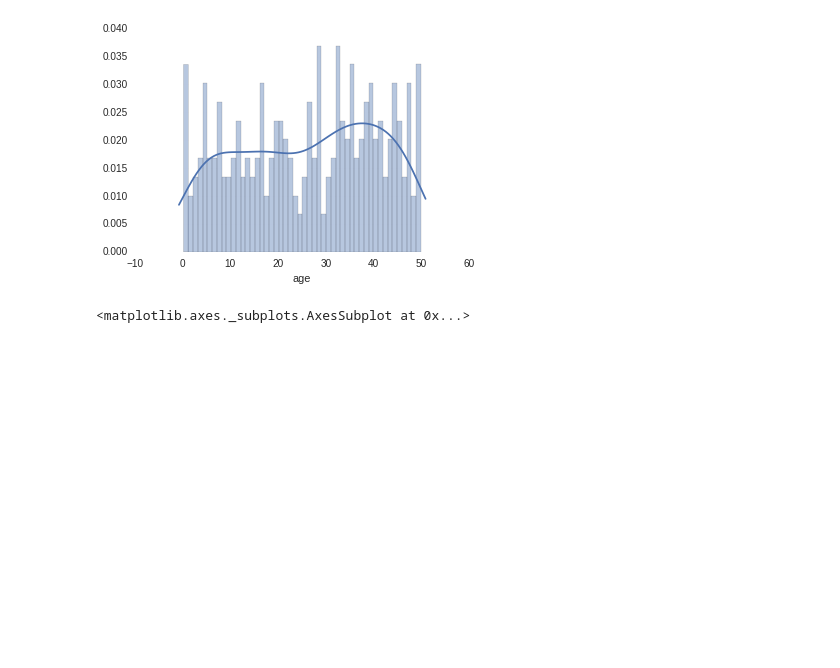
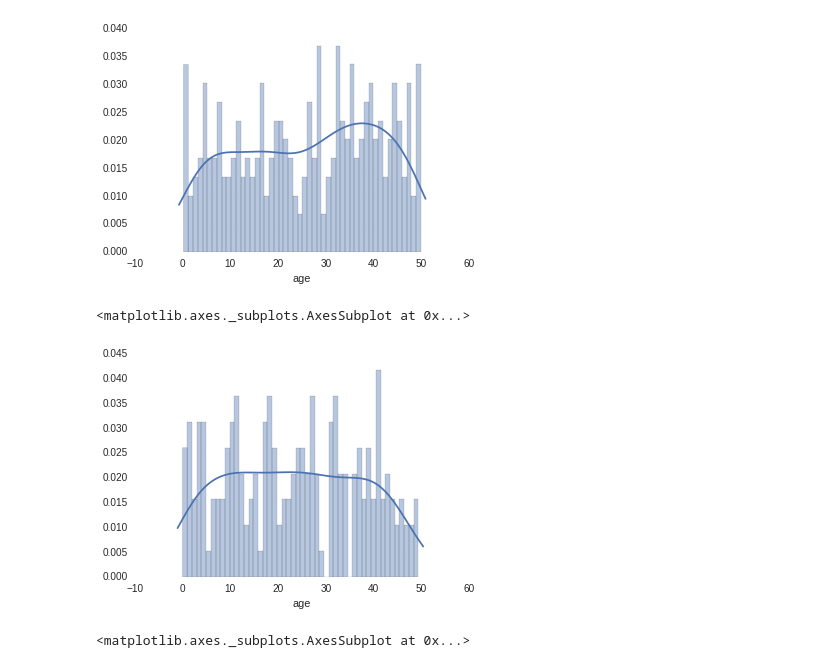
Before and after one commit to RawIron/data-hacks, a Jupyter notebook: collective_intelligence.ipynb, the cells around one changed output. Drawn from its saved outputs; the diff is of its cells as text; code cells hidden in the pictures; blank space fills up the shorter version.

```diff
--- a/collective_intelligence.ipynb
+++ b/collective_intelligence.ipynb
@@ -62,6 +65,11 @@ sns.distplot(wines.age, bins=50)
 # %% [output]
 <matplotlib.axes._subplots.AxesSubplot at 0x...>
 [figure]
+# %%
+sns.distplot(wines[wine_is_good].age, bins=50)
+# %% [output]
+<matplotlib.axes._subplots.AxesSubplot at 0x...>
+[figure, added]
 # %%
 wines.age.plot(kind='hist', bins=50)
 # %% [output]
```
Also changed, not shown: parts of 3 cells of this notebook, 2 other files.
